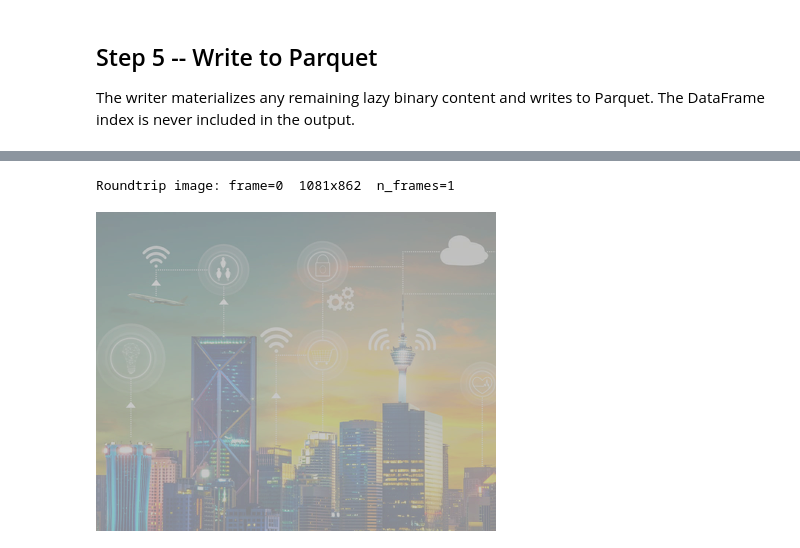
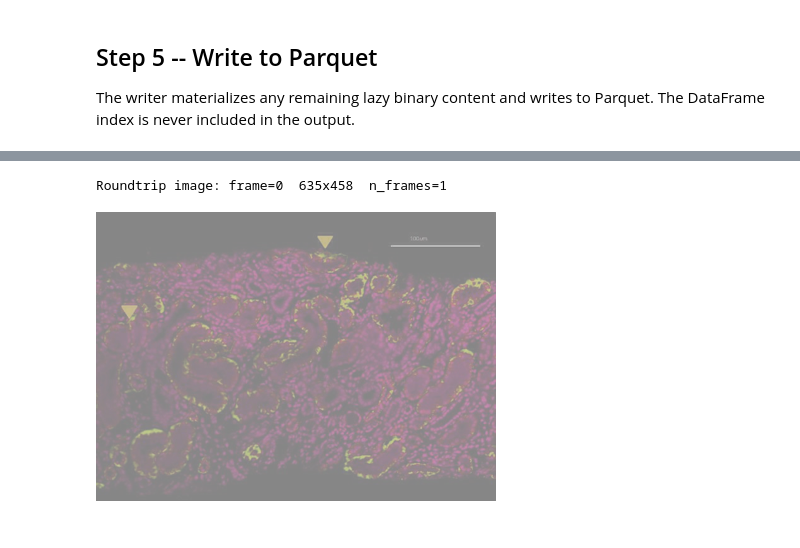
Before and after one commit to VibhuJawa/NeMo-Curator, a Jupyter notebook: tutorials/multimodal/interleaved_data_quickstart.ipynb, the cells around one changed output, grey strips where cells are left out. Cells and saved outputs as stored; diff of their text form; code cells hidden in the pictures.

```diff
--- a/tutorials/multimodal/interleaved_data_quickstart.ipynb
+++ b/tutorials/multimodal/interleaved_data_quickstart.ipynb
@@ -282,18 +283,18 @@ Images with binary: 242
 # %%
 # Verify roundtrip -- display one image from the parquet output
 rt_images = roundtrip[roundtrip["modality"] == "image"]
-first_img = rt_images.iloc[0]
+first_img = rt_images.iloc[10]
 bc = first_img["binary_content"]
 ref = json.loads(first_img["source_ref"]) if isinstance(first_img["source_ref"], str) else {}
 
 img = PILImage.open(BytesIO(bc))
 print(f"Roundtrip image: frame={ref.get('frame_index', '-')}  {img.size[0]}x{img.size[1]}  n_frames={img.n_frames}")
 
 thumb = img.copy()
 thumb.thumbnail((400, 400))
 buf = BytesIO()
 thumb.save(buf, format="PNG")
 ipy_display(Image(data=buf.getvalue(), format="png"))
 # %% [output]
-Roundtrip image: frame=0  1081x862  n_frames=1
+Roundtrip image: frame=0  635x458  n_frames=1
-[figure, old version]
+[figure, new version]
```
Also changed, not shown: parts of 2 cells of this notebook, 10 other files.
